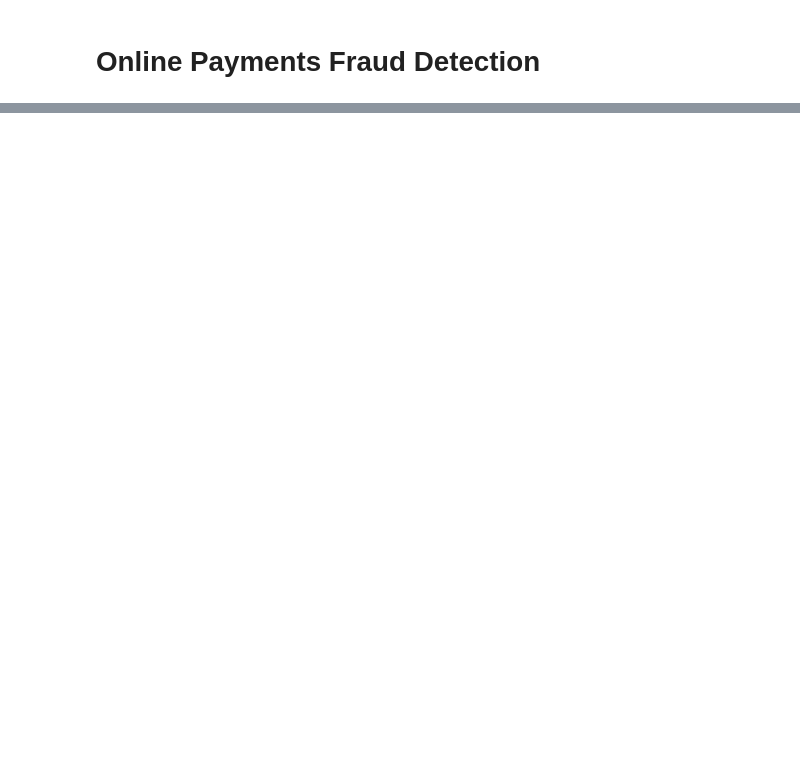
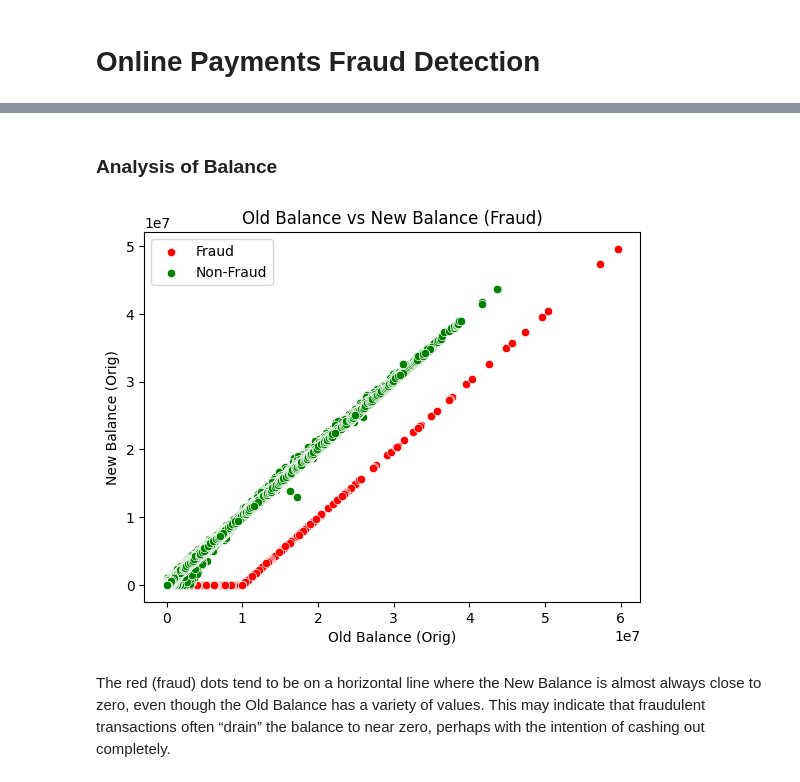
Before and after one commit to khairul746/Fraudulent-Transaction-Detection, a Jupyter notebook: notebooks/fraud_eda.ipynb, the cells around one changed output, grey strips where cells are left out. Saved outputs shown, nothing was run; the diff lists cells and outputs as text; code cells hidden in the pictures; blank space fills up the shorter version.

```diff
--- a/notebooks/fraud_eda.ipynb
+++ b/notebooks/fraud_eda.ipynb
@@ -26,0 +156,16 @@ PermissionError: [Errno 13] Permission denied: 'C:\\Users\\khair\\.cache\\kaggle
+# %% [markdown]
+### Analysis of Balance
+# %%
+# Balance before and after transaction for fraud
+fraud_df = df.loc[df['isFraud'] == 1]
+non_fraud_df = df.loc[df['isFraud'] == 0]
+sns.scatterplot(x='oldbalanceOrg', y='newbalanceOrig', data=fraud_df, color='red', label='Fraud')
+sns.scatterplot(x='oldbalanceOrg', y='newbalanceOrig', data=non_fraud_df, color='green', label='Non-Fraud')
+plt.title('Old Balance vs New Balance (Fraud)')
+plt.xlabel('Old Balance (Orig)')
+plt.ylabel('New Balance (Orig)')
+plt.show()
+# %% [output]
+[figure, added]
+# %% [markdown]
+The red (fraud) dots tend to be on a horizontal line where the New Balance is almost always close to zero, even though the Old Balance has a variety of values. This may indicate that fraudulent transactions often “drain” the balance to near zero, perhaps with the intention of cashing out completely.
```
Also changed, not shown: parts of 24 cells of this notebook.
